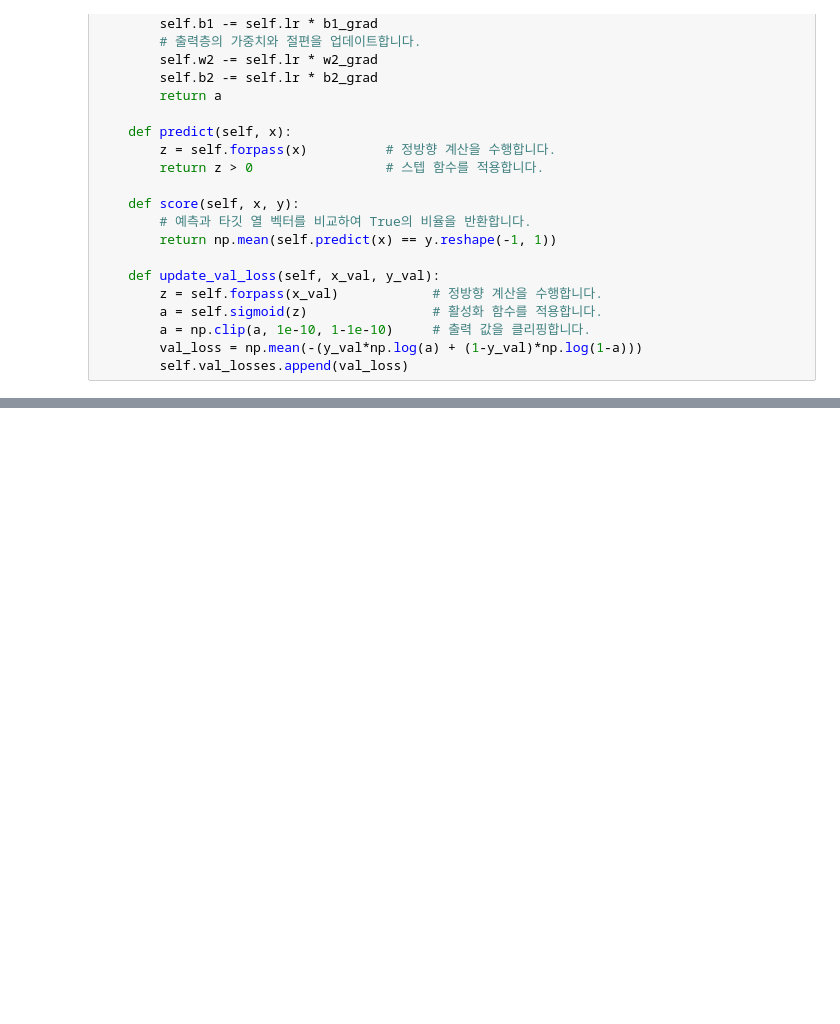
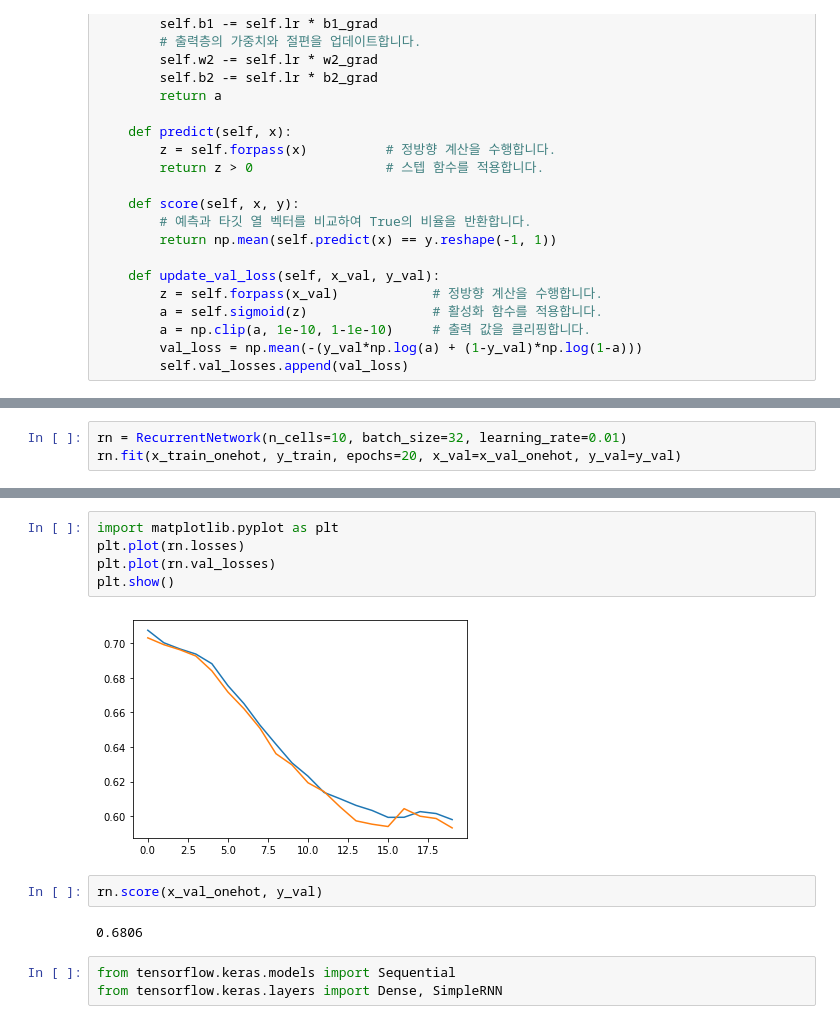
Before and after one commit to imguru-mooc/AI_Basic, a Jupyter notebook: 파이썬/16_day.ipynb, the cells around one changed output, grey strips where cells are left out. Drawn from its saved outputs; the diff is of its cells as text; blank space fills up the shorter version.

```diff
--- a/파이썬/16_day.ipynb
+++ b/파이썬/16_day.ipynb
@@ -271,0 +314,3 @@ class RecurrentNetwork:
+# %%
+rn = RecurrentNetwork(n_cells=10, batch_size=32, learning_rate=0.01)
+rn.fit(x_train_onehot, y_train, epochs=20, x_val=x_val_onehot, y_val=y_val)
@@ -271,0 +338,14 @@ class RecurrentNetwork:
+# %%
+import matplotlib.pyplot as plt
+plt.plot(rn.losses)
+plt.plot(rn.val_losses)
+plt.show()
+# %% [output]
+[figure, added]
+# %%
+rn.score(x_val_onehot, y_val)
+# %% [output]
+0.6806
+# %%
+from tensorflow.keras.models import Sequential
+from tensorflow.keras.layers import Dense, SimpleRNN
```
Also changed, not shown: parts of 20 cells of this notebook, 1 other file.
